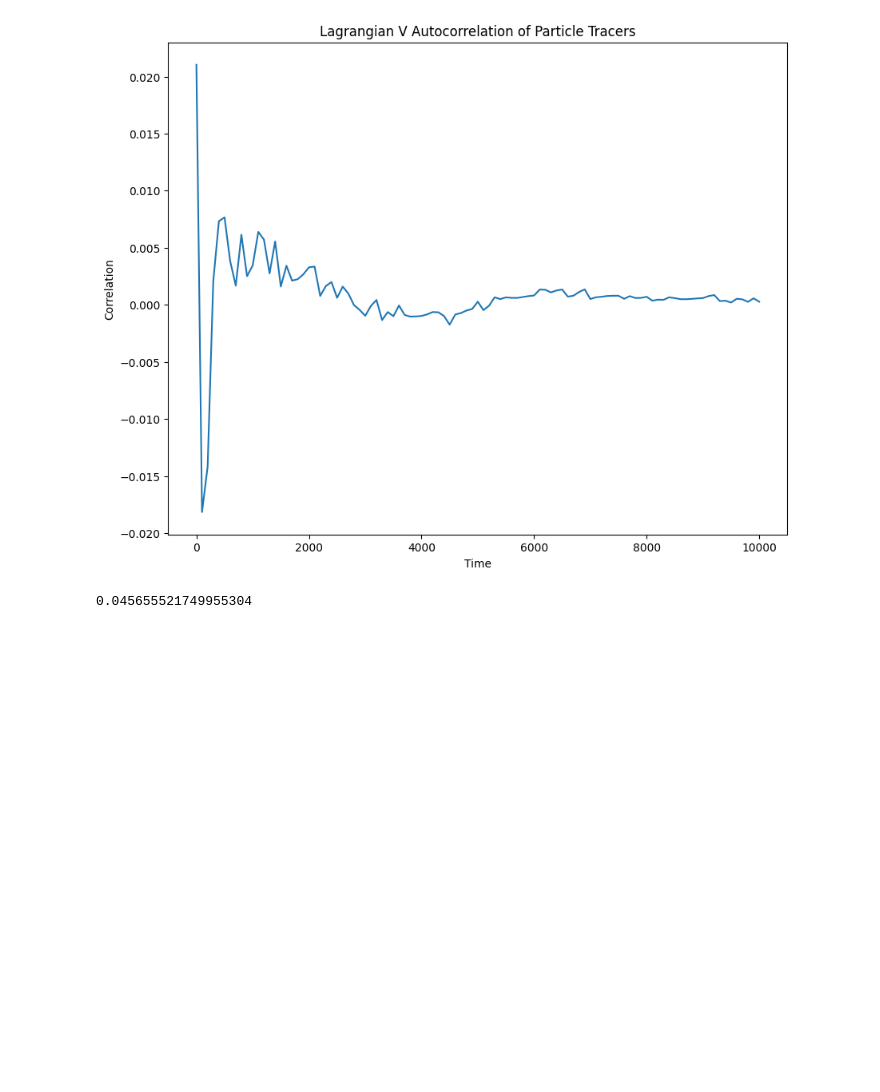
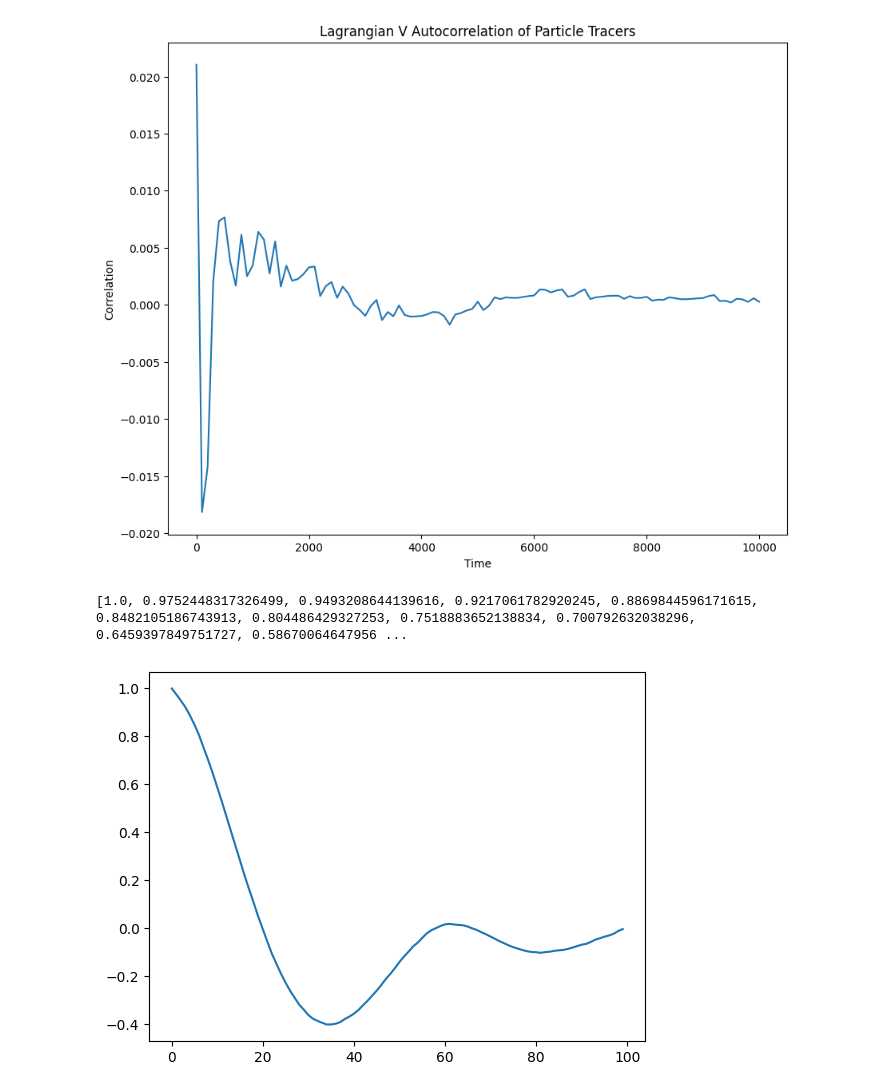
Before and after one commit to bpellow/m2rproject, a Jupyter notebook: Lagr_autocorrelation/velocity_auto_0.ipynb, the cells around one changed output. Saved outputs shown, nothing was run; the diff lists cells and outputs as text; code cells hidden in the pictures; blank space fills up the shorter version.

Commit message:
new method of acf

```diff
--- a/Lagr_autocorrelation/velocity_auto_0.ipynb
+++ b/Lagr_autocorrelation/velocity_auto_0.ipynb
@@ -148,21 +150,30 @@ plt.show()
 0.0002669820593533152
 [figure]
 # %%
-#new method of autocorrelation
+#more correct method of autocorrelation
 
 y_series_mean = np.mean(y_vel_list)
 n = 100
 steps_list= range(0, 100)
 acf_lag_list=[]
 
 #working out s0
+s0 = 0
+k = 0
+for i in range(1, n+1):
+    s0 += (1/n)*(y_vel_list[i] - y_series_mean)*(y_vel_list[i+k] - y_series_mean)
 
 for k in steps_list:
     acf_lag = 0
-    for i in range(k+1, n+1):
+    for i in range(1, n-k+1):
 
-        acf_lag += (1/n)*(y_vel_list[i+1:] - y_series_mean)*(y_vel_list[i-k+1:] - y_series_mean)
+        acf_lag += (1/n)*(y_vel_list[i] - y_series_mean)*(y_vel_list[i+k] - y_series_mean)
 
     acf_lag_list.append(acf_lag/s0)
+
+print(acf_lag_list)
+plt.plot(steps_list, acf_lag_list)
+plt.show()
 # %% [output]
-0.045655521749955304
+[1.0, 0.9752448317326499, 0.9493208644139616, 0.9217061782920245, 0.8869844596171615, 0.8482105186743913, 0.804486429327253, 0.7518883652138834, 0.700792632038296, 0.6459397849751727, 0.58670064647956 ...
+[figure, added]
```
Also changed, not shown: parts of 1 cell of this notebook.
